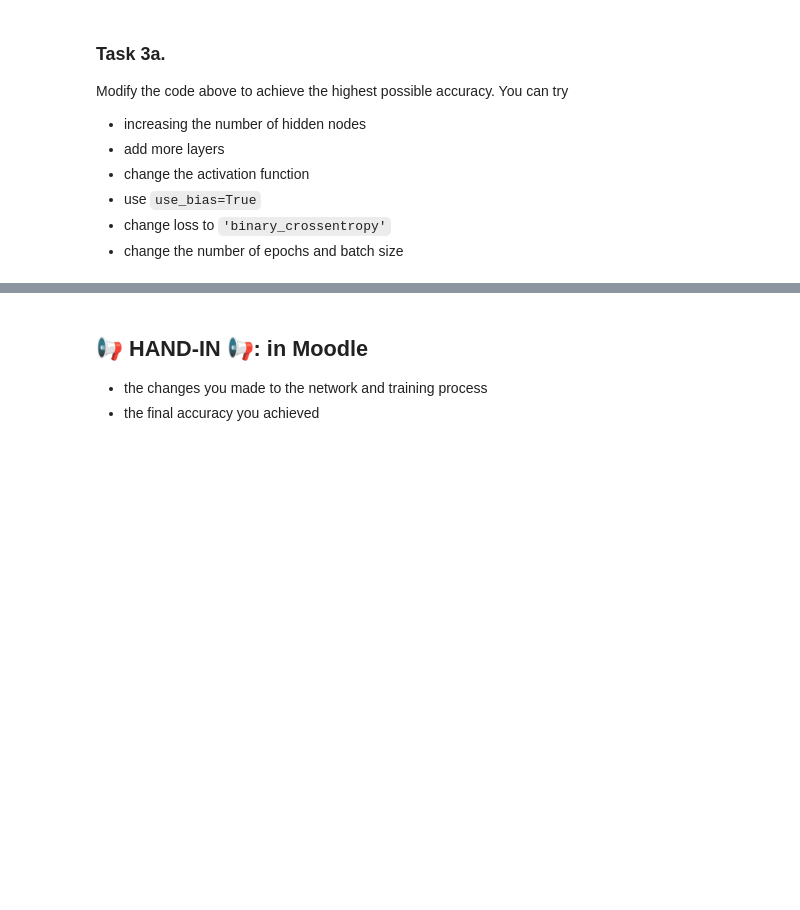
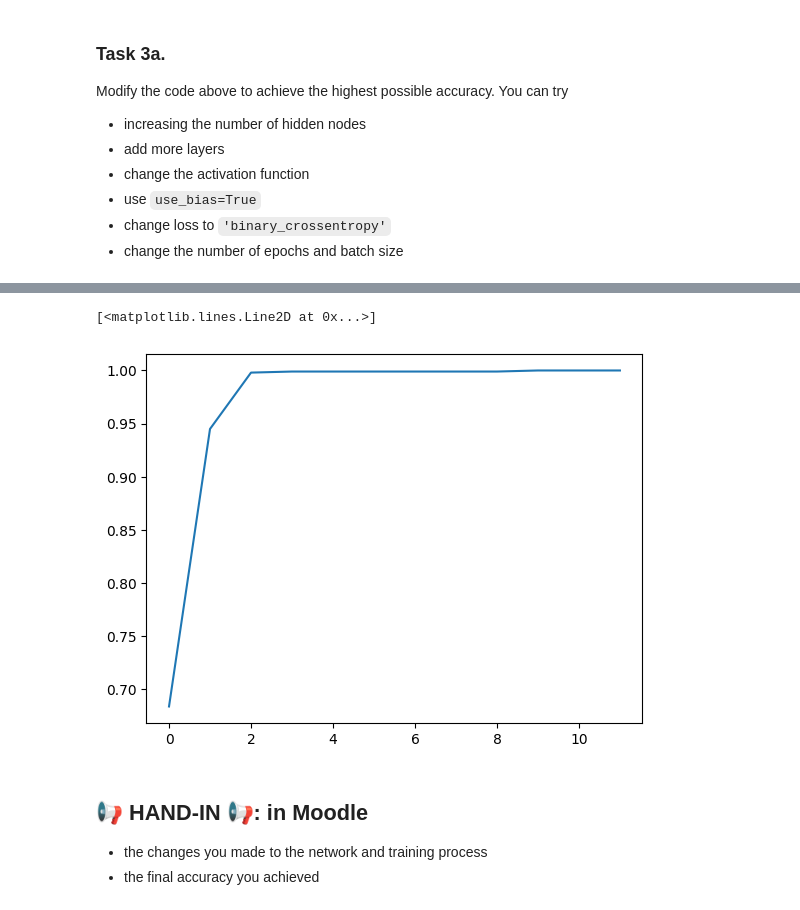
Before and after one commit to tumxo/mldm_hs22, a Jupyter notebook: labs/L09_Neural_Networks_Part1_LAB_ASSIGNMENT.ipynb, the cells around one changed output, grey strips where cells are left out. Saved outputs shown, nothing was run; the diff lists cells and outputs as text; code cells hidden in the pictures; blank space fills up the shorter version.

```diff
--- a/labs/L09_Neural_Networks_Part1_LAB_ASSIGNMENT.ipynb
+++ b/labs/L09_Neural_Networks_Part1_LAB_ASSIGNMENT.ipynb
@@ -448,3 +506,20 @@ Modify the code above to achieve the highest possible accuracy. You can try
 * use `use_bias=True`
 * change loss to `'binary_crossentropy'`
 * change the number of epochs and batch size
+# %%
+model = Sequential()
+model.add(Dense(3, input_shape=(2,), use_bias=True))
+model.add(Activation("relu"))
+model.add(Dense(4, input_shape=(4,), use_bias=True))
+model.add(Activation("relu"))
+model.add(Dense(1, input_shape=(3,), use_bias=True))
+model.add(Activation("relu"))
+##model.summary()
+
+# base          0.75
+# with bias     0.7710000276565552
+# with +1 layer 0.996999979019165
+
+model.compile(optimizer="sgd", loss="mse", metrics=['accuracy'])
+
+history = model.fit(X, y, epochs=12, batch_size=3)
@@ -451,3 +544,8 @@ Modify the code above to achieve the highest possible accuracy. You can try
+# %%
+plt.plot(history.history['accuracy'])
+# %% [output]
+[<matplotlib.lines.Line2D at 0x...>]
+[figure, added]
 # %% [markdown]
 ## 📢 **HAND-IN** 📢: in Moodle
 
```
Also changed, not shown: parts of 14 cells of this notebook.
